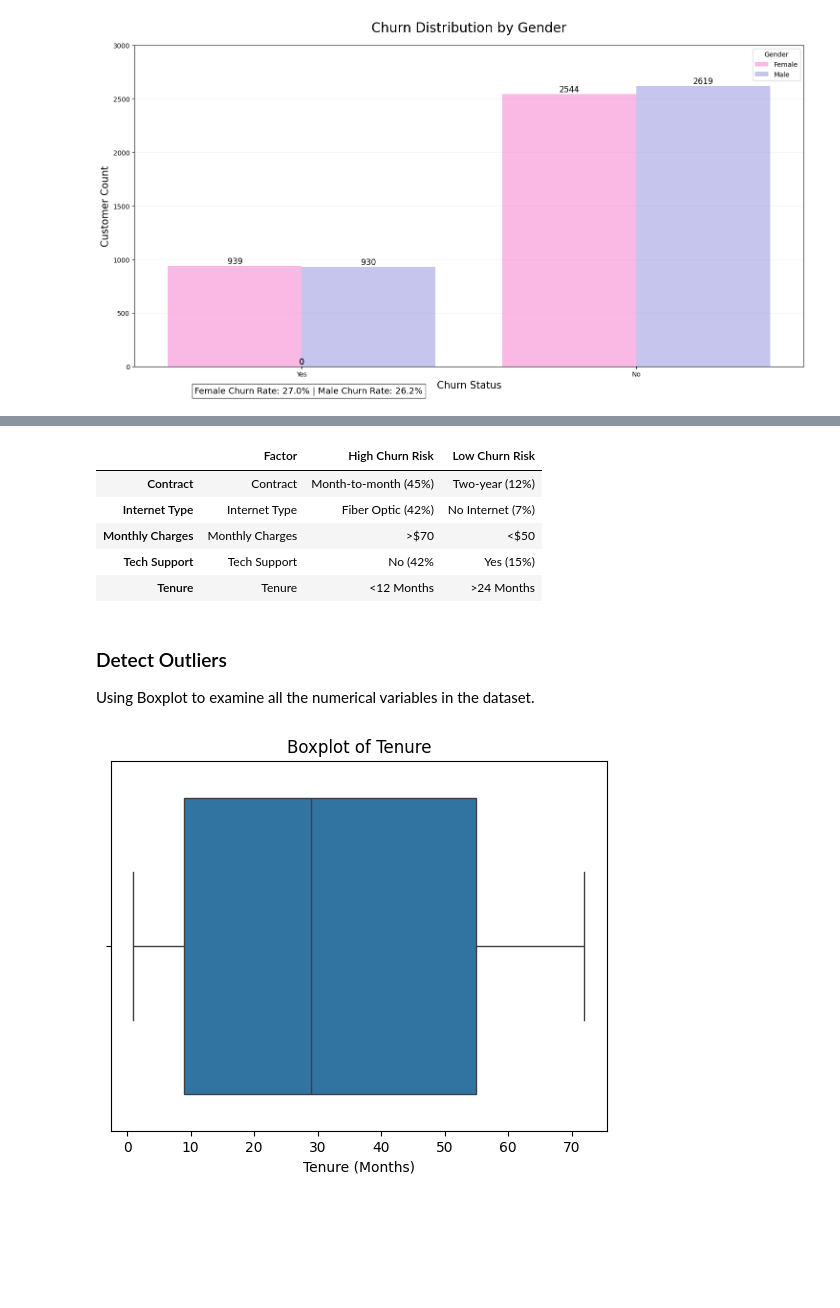
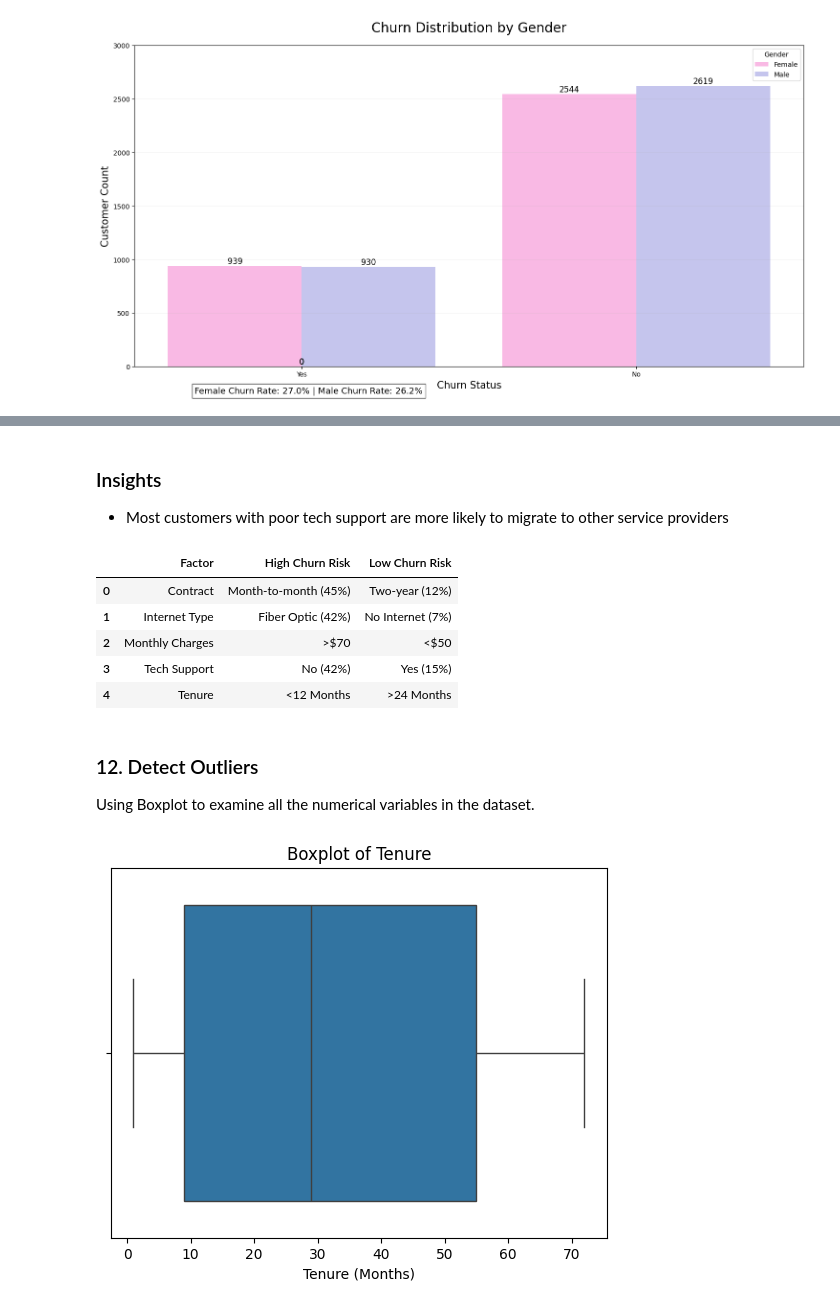
Before and after one commit to Tomisin92/Customer-Churn-, a Jupyter notebook: Lambda_Churn.ipynb, the cells around one changed output, grey strips where cells are left out. Cells and saved outputs as stored; diff of their text form; code cells hidden in the pictures; blank space fills up the shorter version.

```diff
--- a/Lambda_Churn.ipynb
+++ b/Lambda_Churn.ipynb
@@ -628,22 +634,24 @@ plt.show()
+# %% [markdown]
+### Insights
+* Most customers with poor tech support are more likely to migrate to other service providers
 # %%
 #Summary of Key Insights
 sum = pd.DataFrame(
     {"Factor": ["Contract", "Internet Type", "Monthly Charges", "Tech Support", "Tenure"],
-    "High Churn Risk": ["Month-to-month (45%)", "Fiber Optic (42%)", ">$70", "No (42%", "<12 Months"],
+    "High Churn Risk": ["Month-to-month (45%)", "Fiber Optic (42%)", ">$70", "No (42%)", "<12 Months"],
     "Low Churn Risk": ['Two-year (12%)', 'No Internet (7%)', '<$50', "Yes (15%)", ">24 Months"]},
-    index = ["Contract", "Internet Type", "Monthly Charges", "Tech Support", "Tenure"]
-
+    columns = ["Factor", "High Churn Risk", "Low Churn Risk"]
 )
 sum
 # %% [output]
 |  | Factor | High Churn Risk | Low Churn Risk |
-| Contract | Contract | Month-to-month (45%) | Two-year (12%) |
-| Internet Type | Internet Type | Fiber Optic (42%) | No Internet (7%) |
-| Monthly Charges | Monthly Charges | >$70 | <$50 |
-| Tech Support | Tech Support | No (42% | Yes (15%) |
-| Tenure | Tenure | <12 Months | >24 Months |
+| 0 | Contract | Month-to-month (45%) | Two-year (12%) |
+| 1 | Internet Type | Fiber Optic (42%) | No Internet (7%) |
+| 2 | Monthly Charges | >$70 | <$50 |
+| 3 | Tech Support | No (42%) | Yes (15%) |
+| 4 | Tenure | <12 Months | >24 Months |
 # %% [markdown]
-### Detect Outliers
+### 12. Detect Outliers
 
 Using Boxplot to examine all the numerical variables in the dataset.
 # %%
```
Also changed, not shown: parts of 25 cells of this notebook.
